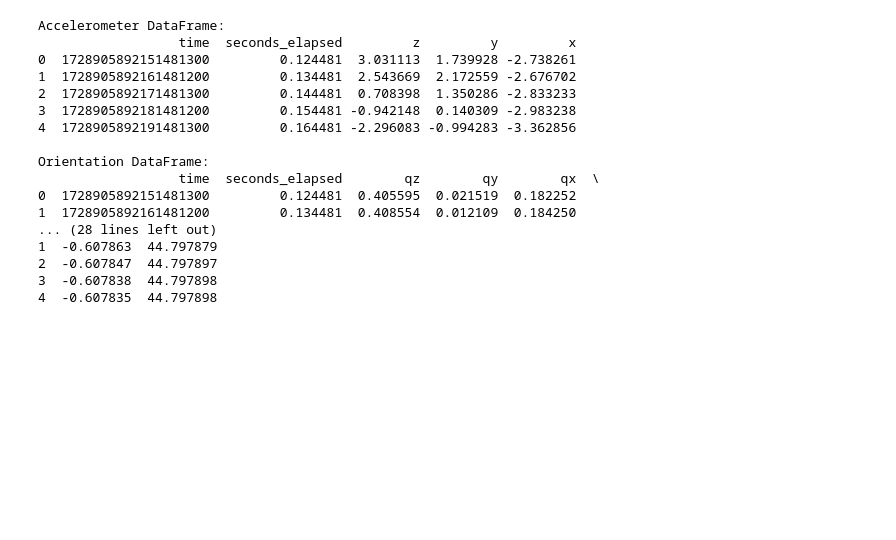
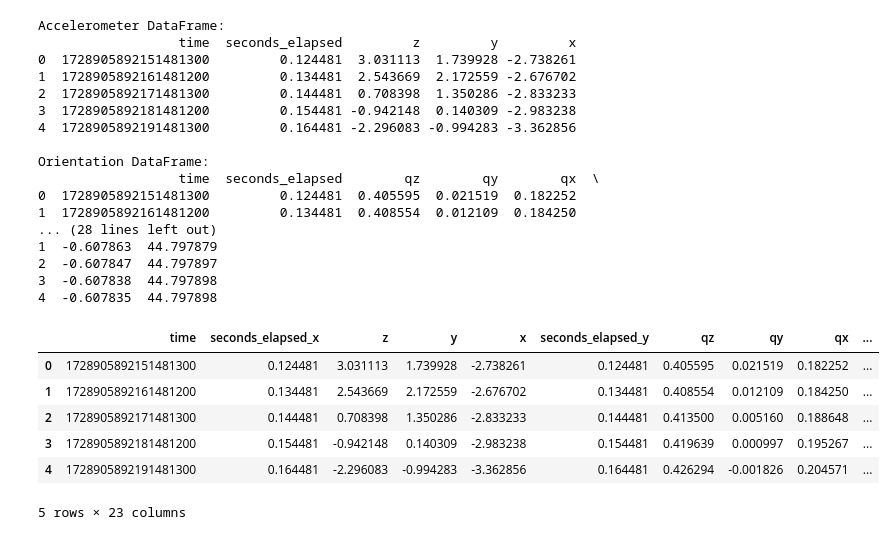
Before and after one commit to cyloEval/CycloEval, a Jupyter notebook: python/unoising.ipynb, the cells around one changed output. Cells and saved outputs as stored; diff of their text form; code cells hidden in the pictures; blank space fills up the shorter version.

```diff
--- a/python/unoising.ipynb
+++ b/python/unoising.ipynb
@@ -1,41 +1,49 @@
 # %%
 import pandas as pd
-import numpy as np
-from scipy.spatial.transform import Rotation as R
-import folium
-import matplotlib.pyplot as plt
-import matplotlib
-from geopy.distance import geodesic
+
 
 # Charger les fichiers CSV
 accel_df = pd.read_csv('accelerometer.csv', sep=',')
 orient_df = pd.read_csv('orientation.csv', sep=',')
 location_df = pd.read_csv('location.csv', sep=',')
 
 # Afficher les DataFrames chargés
 print("Accelerometer DataFrame:")
 print(accel_df.head())
 
 print("\nOrientation DataFrame:")
 print(orient_df.head())
 
 print("\nLocation DataFrame:")
 print(location_df.head())
+
+# Fusionner les données des trois CSV selon le temps
+merged_df = pd.merge_asof(accel_df.sort_values('time'), orient_df.sort_values('time'), on='time', direction='nearest')
+merged_df = pd.merge_asof(merged_df.sort_values('time'), location_df.sort_values('time'), on='time', direction='nearest')
+
+merged_df.head()
 # %% [output]
 Accelerometer DataFrame:
                   time  seconds_elapsed         z         y         x
 0  1728905892151481300         0.124481  3.031113  1.739928 -2.738261
 1  1728905892161481200         0.134481  2.543669  2.172559 -2.676702
 2  1728905892171481300         0.144481  0.708398  1.350286 -2.833233
 3  1728905892181481200         0.154481 -0.942148  0.140309 -2.983238
 4  1728905892191481300         0.164481 -2.296083 -0.994283 -3.362856
 
 Orientation DataFrame:
                   time  seconds_elapsed        qz        qy        qx  \
 0  1728905892151481300         0.124481  0.405595  0.021519  0.182252
 1  1728905892161481200         0.134481  0.408554  0.012109  0.184250
 ... (28 lines left out)
 1  -0.607863  44.797879
 2  -0.607847  44.797897
 3  -0.607838  44.797898
 4  -0.607835  44.797898
+|  | time | seconds_elapsed_x | z | y | x | seconds_elapsed_y | qz | qy | qx | ... |
+| 0 | 1728905892151481300 | 0.124481 | 3.031113 | 1.739928 | -2.738261 | 0.124481 | 0.405595 | 0.021519 | 0.182252 | ... |
+| 1 | 1728905892161481200 | 0.134481 | 2.543669 | 2.172559 | -2.676702 | 0.134481 | 0.408554 | 0.012109 | 0.184250 | ... |
+| 2 | 1728905892171481300 | 0.144481 | 0.708398 | 1.350286 | -2.833233 | 0.144481 | 0.413500 | 0.005160 | 0.188648 | ... |
+| 3 | 1728905892181481200 | 0.154481 | -0.942148 | 0.140309 | -2.983238 | 0.154481 | 0.419639 | 0.000997 | 0.195267 | ... |
+| 4 | 1728905892191481300 | 0.164481 | -2.296083 | -0.994283 | -3.362856 | 0.164481 | 0.426294 | -0.001826 | 0.204571 | ... |
+5 rows × 23 columns
```
Also changed, not shown: parts of 3 cells of this notebook, 1 other file.
